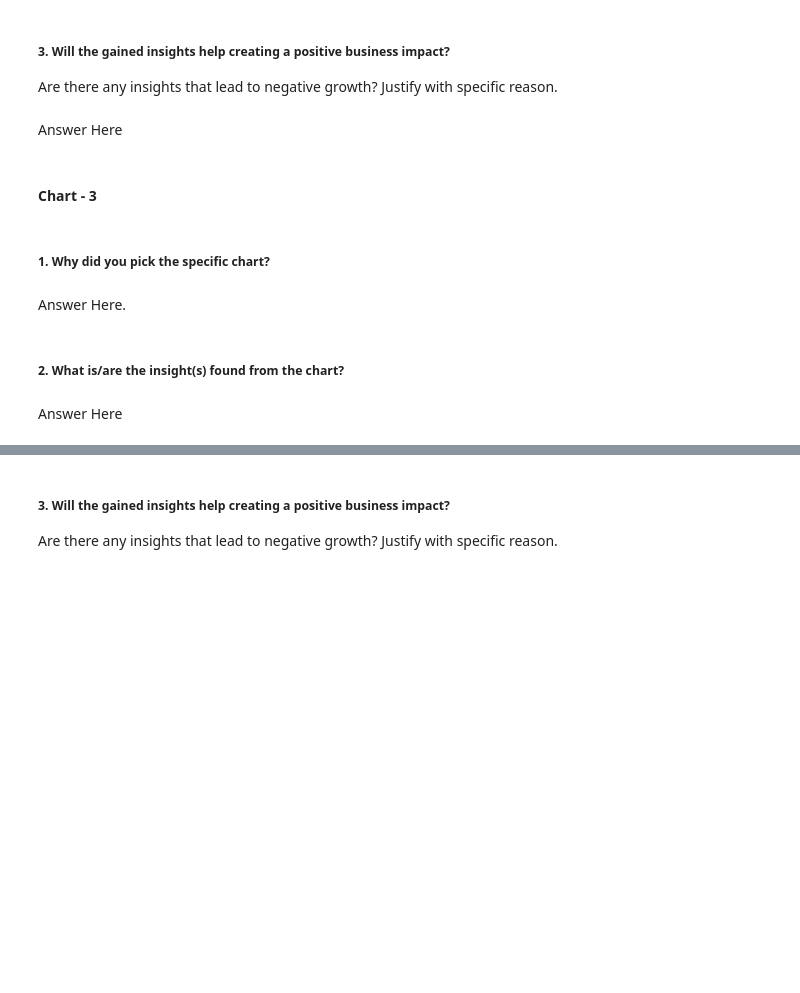
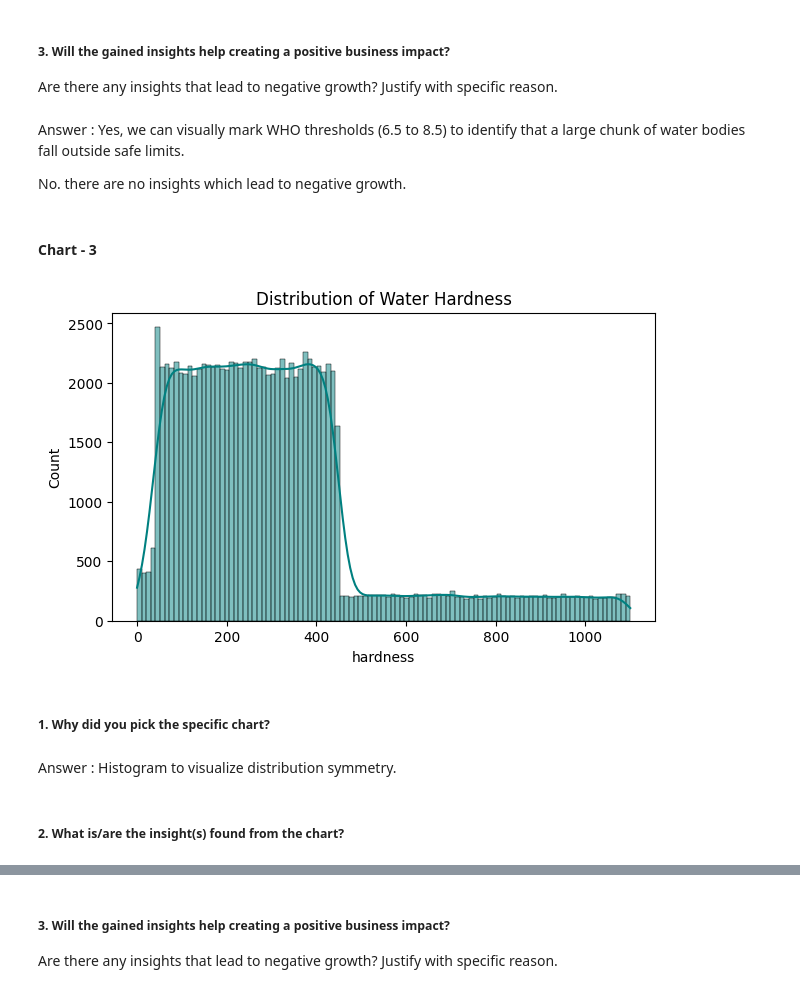
Before and after one commit to anujpurohit0501/Water_Potability_Prediction, a Jupyter notebook: Water_portability_.ipynb, the cells around one changed output, grey strips where cells are left out. Cells and saved outputs as stored; diff of their text form; code cells hidden in the pictures; blank space fills up the shorter version.

```diff
--- a/Water_portability_.ipynb
+++ b/Water_portability_.ipynb
@@ -298,7 +347,9 @@ Answer Here
 # %% [markdown]
 ##### 3. Will the gained insights help creating a positive business impact?
 Are there any insights that lead to negative growth? Justify with specific reason.
-# %% [markdown]
-Answer Here
+# %% [markdown]
+Answer : Yes, we can visually mark WHO thresholds (6.5 to 8.5) to identify that a large chunk of water bodies fall outside safe limits.
+
+No. there are no insights which lead to negative growth.
 # %% [markdown]
 #### Chart - 3
@@ -307,8 +356,14 @@ Answer Here
+# %%
+# Chart - 3 visualization code
+plt.figure(figsize=(7, 4))
+sns.histplot(data=df, x='hardness', kde=True, color='teal')
+plt.title("Distribution of Water Hardness")
+plt.show()
+# %% [output]
+[figure, added]
 # %% [markdown]
 ##### 1. Why did you pick the specific chart?
-# %% [markdown]
-Answer Here.
+# %% [markdown]
+Answer : Histogram to visualize distribution symmetry.
 # %% [markdown]
 ##### 2. What is/are the insight(s) found from the chart?
-# %% [markdown]
-Answer Here
```
Also changed, not shown: parts of 109 cells of this notebook.
